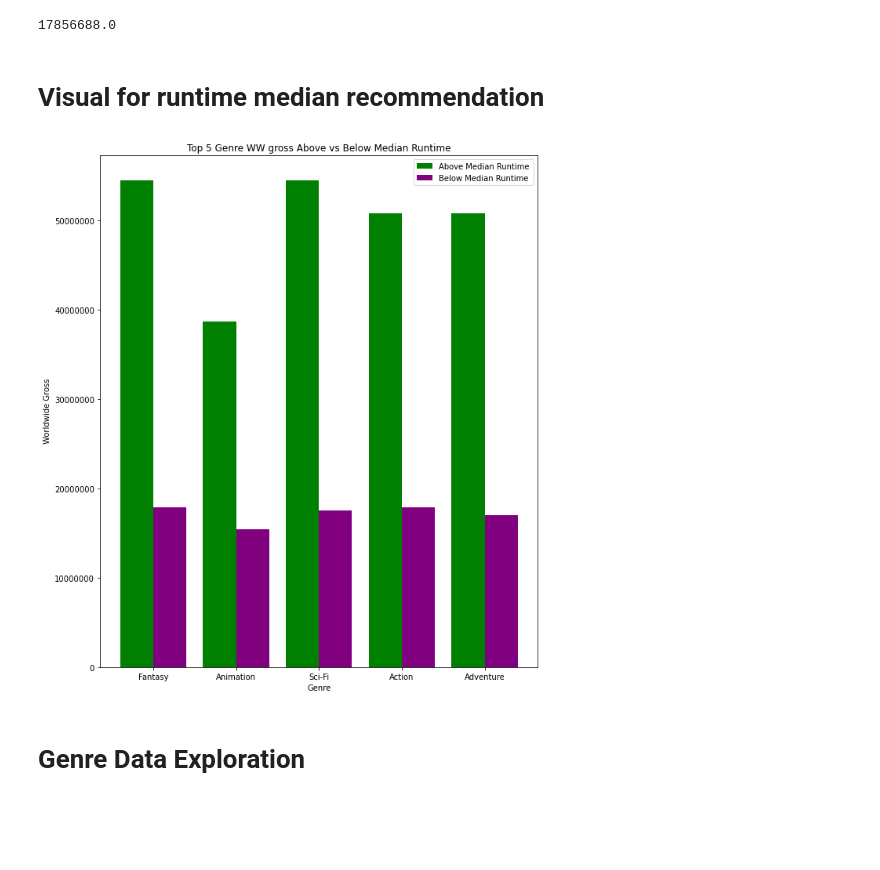
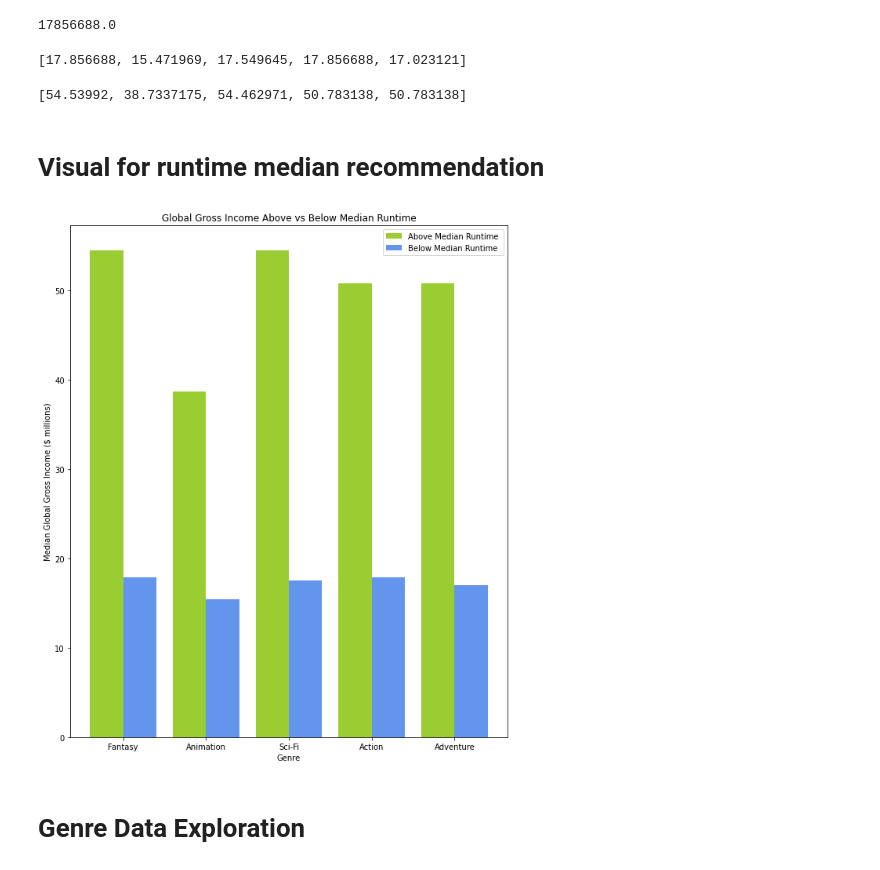
Before and after one commit to StefanoCaruso456/Movie-Studio-Project, a Jupyter notebook: notebook_development/jbook_Samuel.ipynb, the cells around one changed output. Saved outputs shown, nothing was run; the diff lists cells and outputs as text; code cells hidden in the pictures; blank space fills up the shorter version.

```diff
--- a/notebook_development/jbook_Samuel.ipynb
+++ b/notebook_development/jbook_Samuel.ipynb
@@ -388,39 +388,50 @@ top_5_Above_rt = [H_fan_med_gross, H_ann_med_gross, H_Sci_fi_med_gross, H_Action
 # %%
 # List for below runtime median
 top_5_below_rt = [L_fan_med_gross, L_ann_med_gross, L_Sci_fi_med_gross, L_Action_med_gross, L_Ad_med_gross]
+# %%
+top_5_below_rt_mil = [(x/1000000) for x in top_5_below_rt]
+print(top_5_below_rt_mil)
+# %% [output]
+[17.856688, 15.471969, 17.549645, 17.856688, 17.023121]
+# %%
+top_5_Above_rt_mil = [(x/1000000) for x in top_5_Above_rt]
+print(top_5_Above_rt_mil)
+# %% [output]
+[54.53992, 38.7337175, 54.462971, 50.783138, 50.783138]
 # %% [markdown]
 # Visual for runtime median recommendation
 # %%
 
 
 
 
 x_ticks_labels = ['Fantasy', 'Animation', 'Sci-Fi', 'Action', 'Adventure']
 
 x = x_ticks_labels
 
 
 
 X_axis = np.arange(len(x))
 
 plt.figure(figsize=(10,12))
 
 
 
 
-plt.bar(X_axis - .2, top_5_Above_rt, color ='green',
+plt.bar(X_axis - .2, top_5_Above_rt_mil, color ='yellowgreen',
         width = 0.4, label = 'Above Median Runtime' )
-plt.bar(X_axis + .2, top_5_below_rt, color ='purple',
+plt.bar(X_axis + .2, top_5_below_rt_mil, color ='cornflowerblue',
         width = 0.4, label = 'Below Median Runtime ' )
 plt.xlabel("Genre")
-plt.ylabel(" Worldwide Gross")
-plt.title("Top 5 Genre WW gross Above vs Below Median Runtime")
+plt.ylabel("Median Global Gross Income ($ millions)")
+plt.title("Global Gross Income Above vs Below Median Runtime")
 plt.xticks(X_axis, x_ticks_labels)
 plt.legend()
 plt.ticklabel_format(style='plain', axis='y')
+
 plt.show();
 # %% [output]
-[figure, old version]
+[figure, new version]
 # %% [markdown]
 # Genre Data Exploration
 # %%
```
Also changed, not shown: parts of 12 cells of this notebook, 1 other file.
